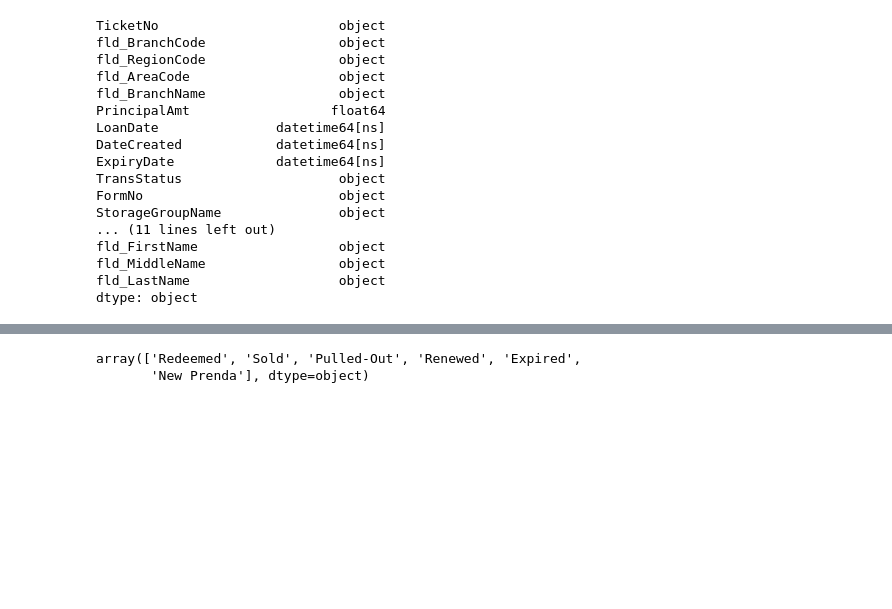
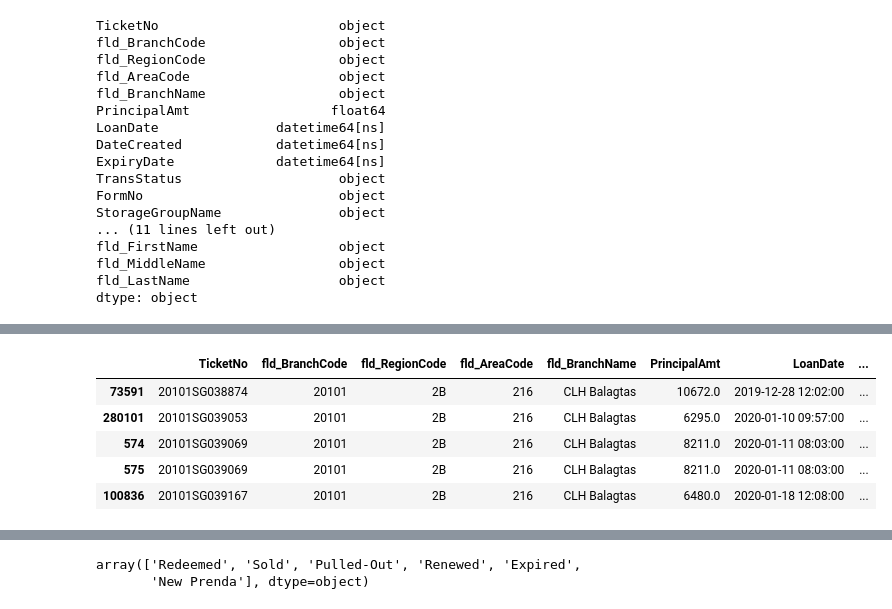
Before and after one commit to chesterhansel/11-Financial-Crime-Detection-using-Anomaly-Score, a Jupyter notebook: Notebooks/01-pg-features-engineering.ipynb, the cells around one changed output, grey strips where cells are left out. Cells and saved outputs as stored; diff of their text form; code cells hidden in the pictures; blank space fills up the shorter version.

```diff
--- a/Notebooks/01-pg-features-engineering.ipynb
+++ b/Notebooks/01-pg-features-engineering.ipynb
@@ -46,0 +57,18 @@ display(df.head())
+# %%
+# Sort the DataFrame by 'fld_CustomerNo' and 'datetime'
+df = df.sort_values(by=['fld_CustomerNo', 'datetime'])
+
+# Calculate the preceding date interval
+df['preceding_date_interval'] = df['datetime'].diff()
+
+# Calculate the succeeding date interval
+df['succeeding_date_interval'] = df['datetime'].diff(-1)
+
+display(df.head())
+# %% [output]
+|  | TicketNo | fld_BranchCode | fld_RegionCode | fld_AreaCode | fld_BranchName | PrincipalAmt | LoanDate | ... |
+| 73591 | 20101SG038874 | 20101 | 2B | 216 | CLH Balagtas | 10672.0 | 2019-12-28 12:02:00 | ... |
+| 280101 | 20101SG039053 | 20101 | 2B | 216 | CLH Balagtas | 6295.0 | 2020-01-10 09:57:00 | ... |
+| 574 | 20101SG039069 | 20101 | 2B | 216 | CLH Balagtas | 8211.0 | 2020-01-11 08:03:00 | ... |
+| 575 | 20101SG039069 | 20101 | 2B | 216 | CLH Balagtas | 8211.0 | 2020-01-11 08:03:00 | ... |
+| 100836 | 20101SG039167 | 20101 | 2B | 216 | CLH Balagtas | 6480.0 | 2020-01-18 12:08:00 | ... |
```
Also changed, not shown: parts of 8 cells of this notebook.
